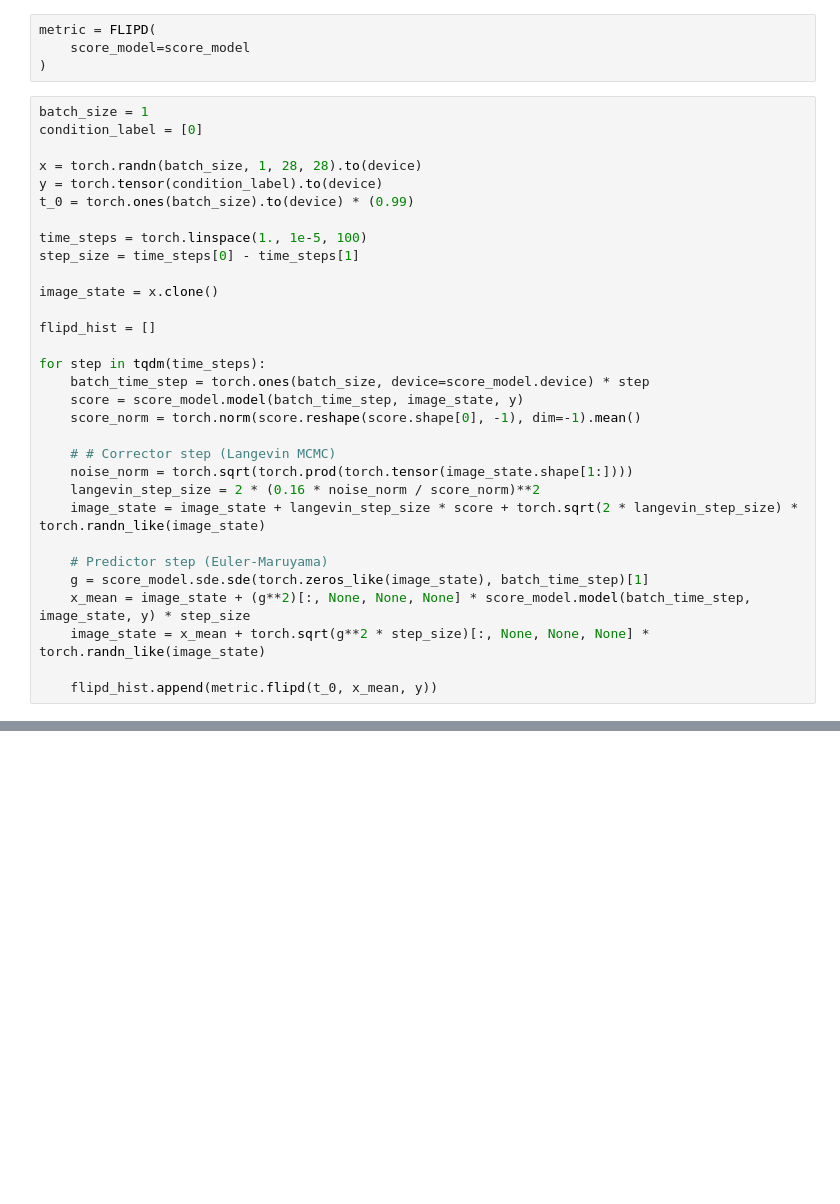
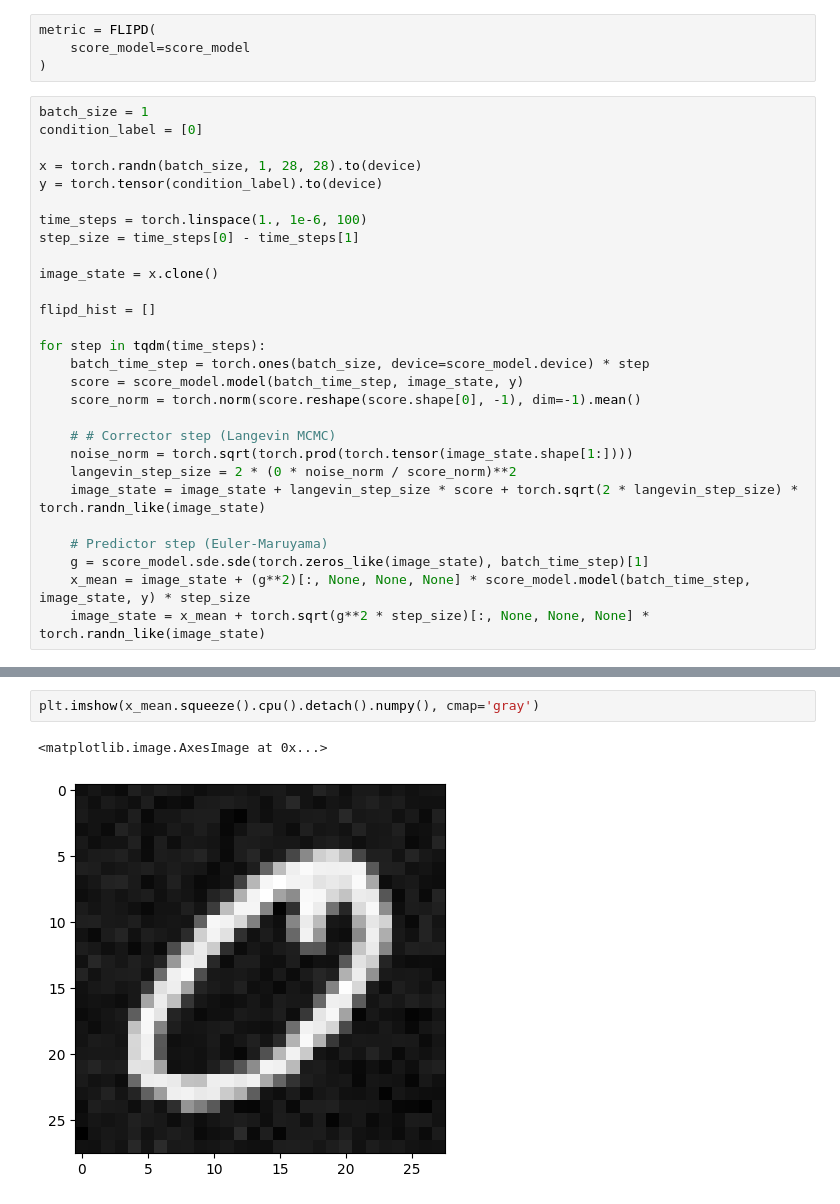
Before and after one commit to LongSei/Memorization-Metrics-in-Generative-Models, a Jupyter notebook: FLIPD/flipd_test.ipynb, the cells around one changed output, grey strips where cells are left out. Cells and saved outputs as stored; diff of their text form; blank space fills up the shorter version.

```diff
--- a/FLIPD/flipd_test.ipynb
+++ b/FLIPD/flipd_test.ipynb
@@ -62,9 +61,8 @@ condition_label = [0]
 
 x = torch.randn(batch_size, 1, 28, 28).to(device)
 y = torch.tensor(condition_label).to(device)
-t_0 = torch.ones(batch_size).to(device) * (0.99)
 
-time_steps = torch.linspace(1., 1e-5, 100)
+time_steps = torch.linspace(1., 1e-6, 100)
 step_size = time_steps[0] - time_steps[1]
 
 image_state = x.clone()
@@ -78,12 +76,10 @@ for step in tqdm(time_steps):
 
     # # Corrector step (Langevin MCMC)
     noise_norm = torch.sqrt(torch.prod(torch.tensor(image_state.shape[1:])))
-    langevin_step_size = 2 * (0.16 * noise_norm / score_norm)**2
+    langevin_step_size = 2 * (0 * noise_norm / score_norm)**2
     image_state = image_state + langevin_step_size * score + torch.sqrt(2 * langevin_step_size) * torch.randn_like(image_state)
 
     # Predictor step (Euler-Maruyama)
     g = score_model.sde.sde(torch.zeros_like(image_state), batch_time_step)[1]
     x_mean = image_state + (g**2)[:, None, None, None] * score_model.model(batch_time_step, image_state, y) * step_size
     image_state = x_mean + torch.sqrt(g**2 * step_size)[:, None, None, None] * torch.randn_like(image_state)
-
-    flipd_hist.append(metric.flipd(t_0, x_mean, y))
@@ -102,0 +86,5 @@ plt.plot(mean_flipd_hist)
+# %%
+plt.imshow(x_mean.squeeze().cpu().detach().numpy(), cmap='gray')
+# %% [output]
+<matplotlib.image.AxesImage at 0x...>
+[figure, added]
```
Also changed, not shown: parts of 3 cells of this notebook, 3 other files.
